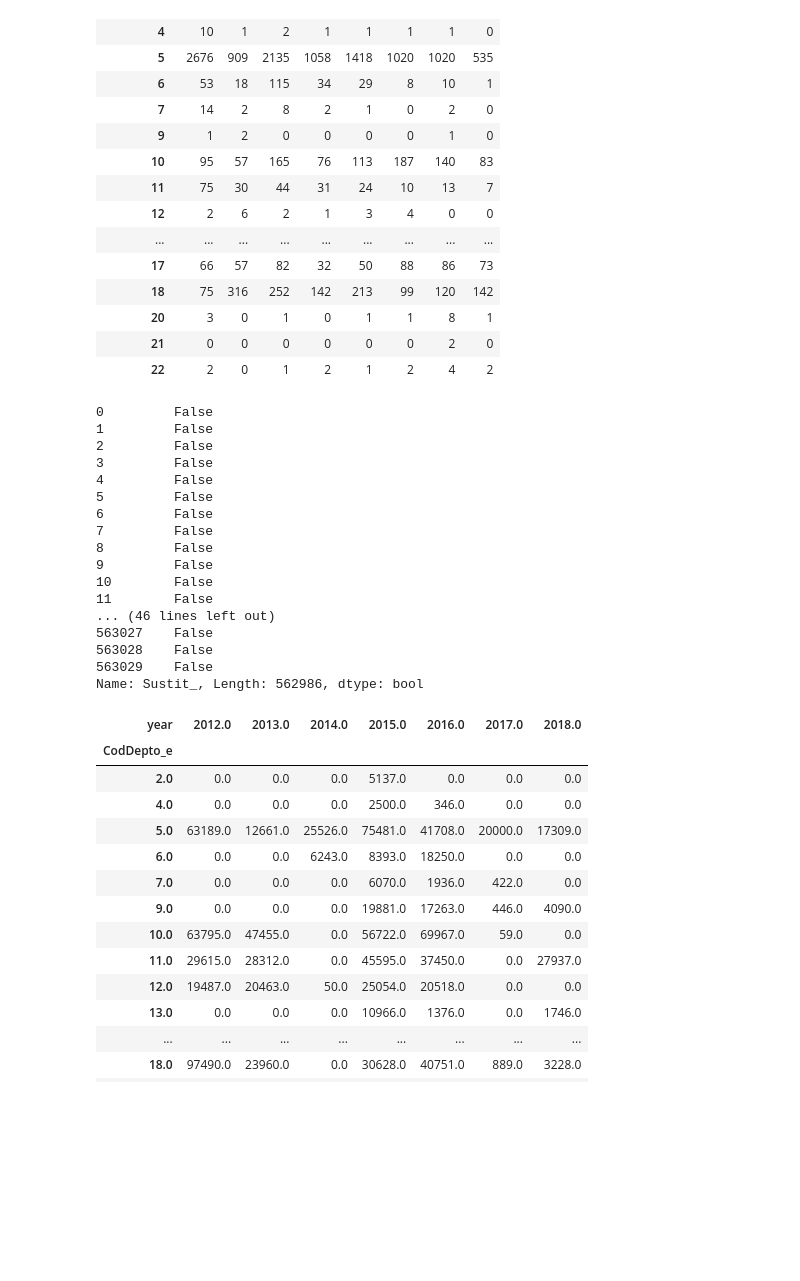
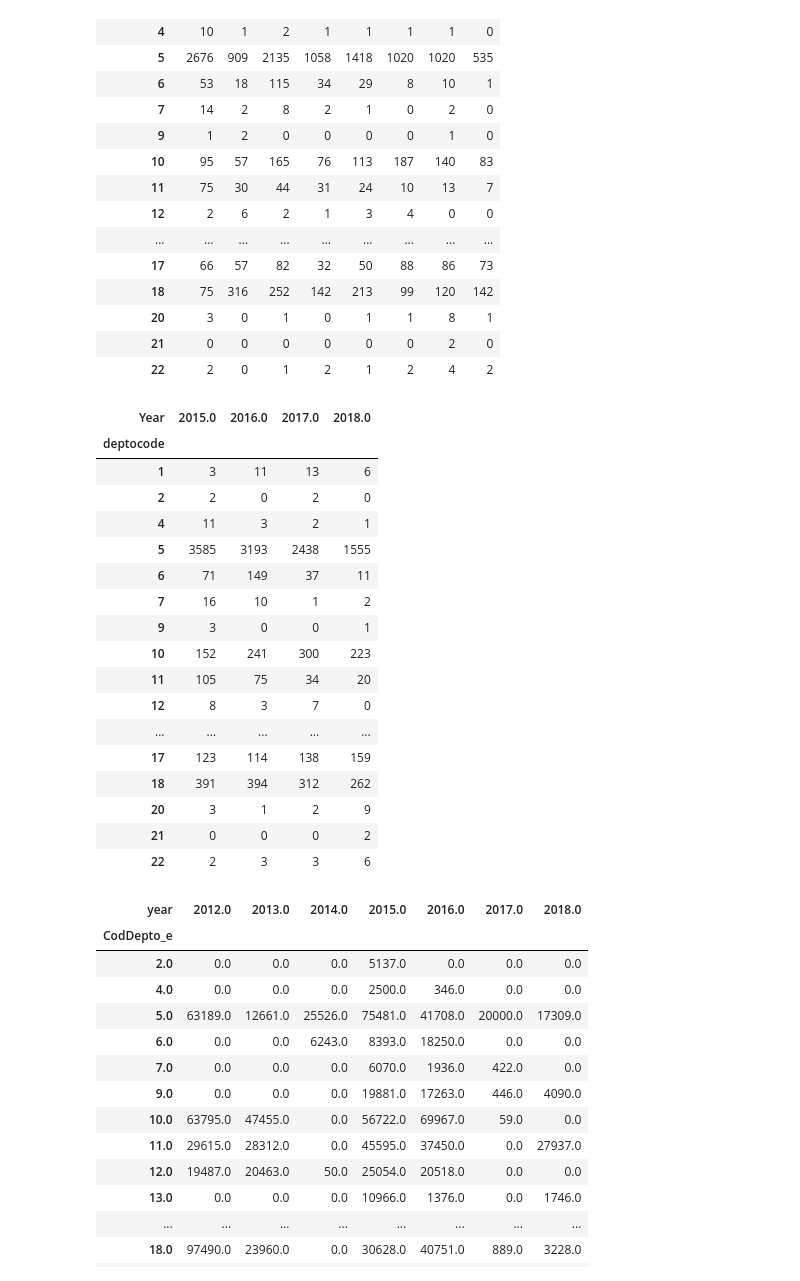
Before and after one commit to Guitlle/gf, a Jupyter notebook: impact_evaluation/wce/GTM - Malaria impact analysis.ipynb, the cells around one changed output. Cells and saved outputs as stored; diff of their text form; code cells hidden in the pictures; blank space fills up the shorter version.

```diff
--- a/impact_evaluation/wce/GTM - Malaria impact analysis.ipynb
+++ b/impact_evaluation/wce/GTM - Malaria impact analysis.ipynb
@@ -176,26 +176,27 @@ notifsSemester[["deptocode", "semindex", "Notifs"]].set_index(["deptocode", "sem
 | 20 | 3 | 0 | 1 | 0 | 1 | 1 | 8 | 1 |
 | 21 | 0 | 0 | 0 | 0 | 0 | 0 | 2 | 0 |
 | 22 | 2 | 0 | 1 | 2 | 1 | 2 | 4 | 2 |
-# %%
-bednets.Sustit_
-# %% [output]
-0         False
-1         False
-2         False
-3         False
-4         False
-5         False
-6         False
-7         False
-8         False
-9         False
-10        False
-11        False
-... (46 lines left out)
-563027    False
-563028    False
-563029    False
-Name: Sustit_, Length: 562986, dtype: bool
+# %%
+notifsSemester.groupby(["Year", "deptocode"]).Notifs.sum().unstack(0)
+# %% [output]
+| Year | 2015.0 | 2016.0 | 2017.0 | 2018.0 |
+| deptocode |  |  |  |  |
+| 1 | 3 | 11 | 13 | 6 |
+| 2 | 2 | 0 | 2 | 0 |
+| 4 | 11 | 3 | 2 | 1 |
+| 5 | 3585 | 3193 | 2438 | 1555 |
+| 6 | 71 | 149 | 37 | 11 |
+| 7 | 16 | 10 | 1 | 2 |
+| 9 | 3 | 0 | 0 | 1 |
+| 10 | 152 | 241 | 300 | 223 |
+| 11 | 105 | 75 | 34 | 20 |
+| 12 | 8 | 3 | 7 | 0 |
+| ... | ... | ... | ... | ... |
+| 17 | 123 | 114 | 138 | 159 |
+| 18 | 391 | 394 | 312 | 262 |
+| 20 | 3 | 1 | 2 | 9 |
+| 21 | 0 | 0 | 0 | 2 |
+| 22 | 2 | 3 | 3 | 6 |
 # %%
 bednetsSemester = bednets[(((bednets.year==2018) & (bednets.month >= 7)) == False)]\
         .assign(Semester = lambda x: x.month.map(lambda y: 2 if y > 6 else 1))\
```
Also changed, not shown: parts of 1 cell of this notebook, 1 other file.
